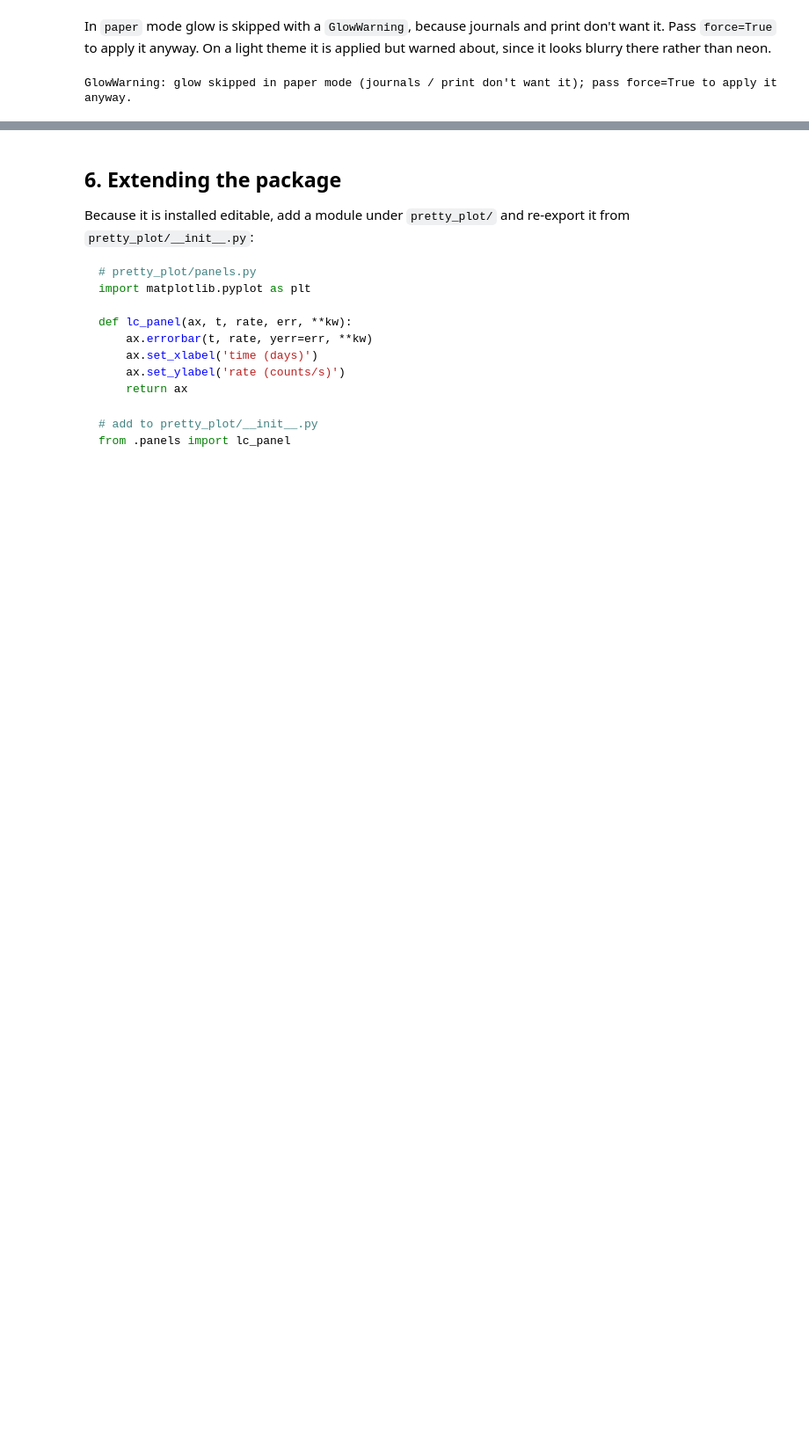
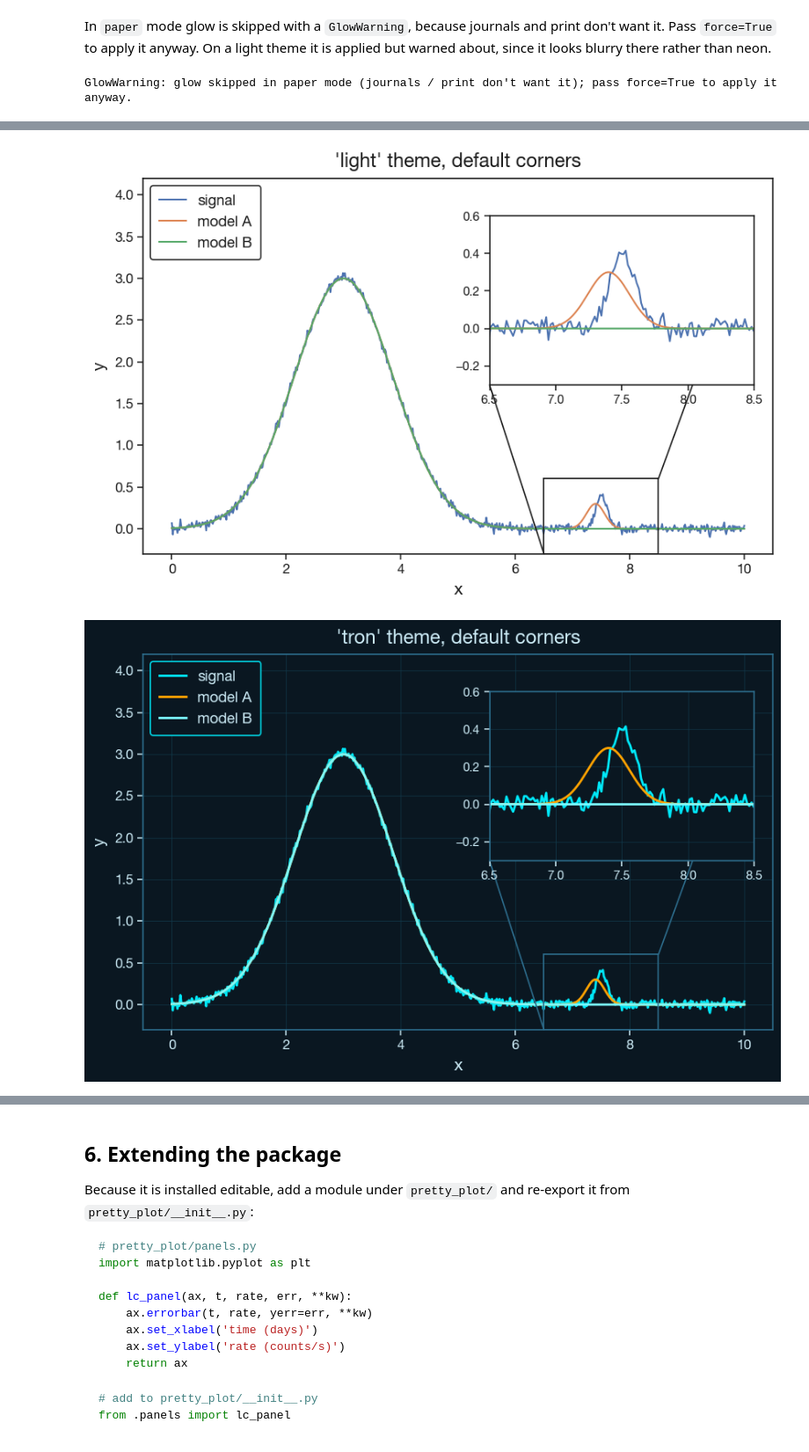
Before and after one commit to NikolasVasilas/My_pretty_plots, a Jupyter notebook: docs/pretty_plot_examples.ipynb, the cells around one changed output, grey strips where cells are left out. Shown at 88% size. Saved outputs shown, nothing was run; the diff lists cells and outputs as text; code cells hidden in the pictures; blank space fills up the shorter version.

Commit message:
Add zoom_inset / zoom_lines with selectable corners; generic notebook example (v0.9.0)

```diff
--- a/docs/pretty_plot_examples.ipynb
+++ b/docs/pretty_plot_examples.ipynb
@@ -690,0 +664,32 @@ pp.use('dark')
+# %%
+# a smooth signal with a small feature hidden at x ~ 7.5
+xs = np.linspace(0, 10, 600)
+noise = 0.03 * np.random.default_rng(3).standard_normal(xs.size)
+curves = {
+    'signal':   3 * np.exp(-(xs - 3) ** 2 / 1.5) + 0.4 * np.exp(-(xs - 7.5) ** 2 / 0.02) + noise,
+    'model A':  3 * np.exp(-(xs - 3) ** 2 / 1.5) + 0.3 * np.exp(-(xs - 7.4) ** 2 / 0.05),
+    'model B':  3 * np.exp(-(xs - 3) ** 2 / 1.5),
+}
+
+def draw(ax):
+    for label, y in curves.items():
+        ax.plot(xs, y, label=label)
+
+# 1. the default corners: bottom left -> bottom left, top right -> top right
+for theme in ('light', 'tron'):
+    pp.use(theme)
+    fig, ax = plt.subplots(figsize=(10, 6))
+    draw(ax)
+    ax.set_xlabel('x')
+    ax.set_ylabel('y')
+    ax.set_ylim(-0.3, 4.2)
+    pp.legend(loc='upper left')
+
+    axins = pp.zoom_inset(ax, xlim=(6.5, 8.5), ylim=(-0.3, 0.6), bounds=[0.55, 0.45, 0.42, 0.45])
+    draw(axins)                            # same curves into the inset
+    axins.tick_params(labelsize=11)
+    ax.set_title(f'{theme!r} theme, default corners')
+    plt.show()
+# %% [output]
+[figure, added]
+[figure, added]
```
Also changed, not shown: parts of 7 cells of this notebook, 5 other files.
